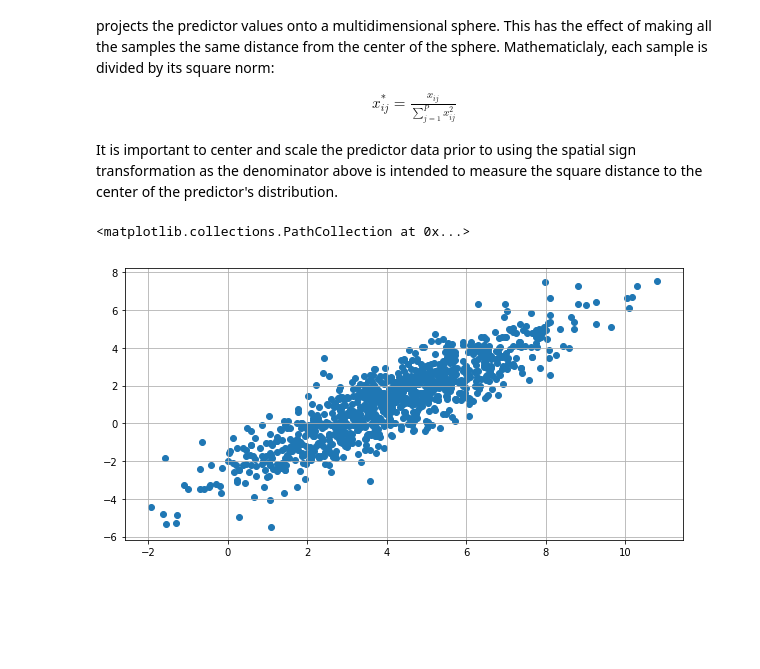
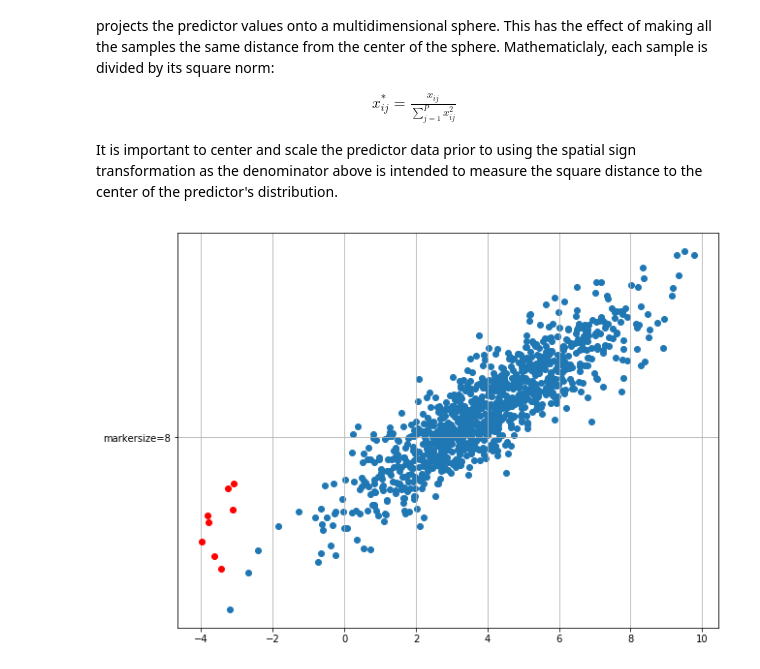
Before and after one commit to iamfaisalkhan/Applied_Predictive_Modeling_Python, a Jupyter notebook: Ch03_Data_Preprocessing.ipynb, the cells around one changed output. Drawn from its saved outputs; the diff is of its cells as text; code cells hidden in the pictures; blank space fills up the shorter version.

```diff
--- a/Ch03_Data_Preprocessing.ipynb
+++ b/Ch03_Data_Preprocessing.ipynb
@@ -25,7 +25,7 @@ import glob
 %matplotlib inline
 
 plt.rcParams["patch.force_edgecolor"] = True
-plt.rcParams['figure.figsize'] = 10, 5
+plt.rcParams['figure.figsize'] = 10, 7.5
 plt.rcParams['axes.grid'] = True
 
 plt.gray()
@@ -213,9 +213,14 @@ It is important to center and scale the predictor data prior to using the spatia
 # %%
 N = 1000
 slope, intercept = 0.9, -2.5
 X = np.random.normal(4, 2, N)
 Y = intercept + (slope * X + np.random.normal(size = N))
+
+X_outliers = np.random.uniform(-4, -3, 8)
+Y_outliers = X_outliers + np.random.normal(size = 8)
+
 plt.scatter(X, Y)
+plt.plot(X_outliers, Y_outliers, 'ro', 'markersize=8')
+plt.show()
 # %% [output]
-<matplotlib.collections.PathCollection at 0x...>
-[figure, old version]
+[figure, new version]
```
